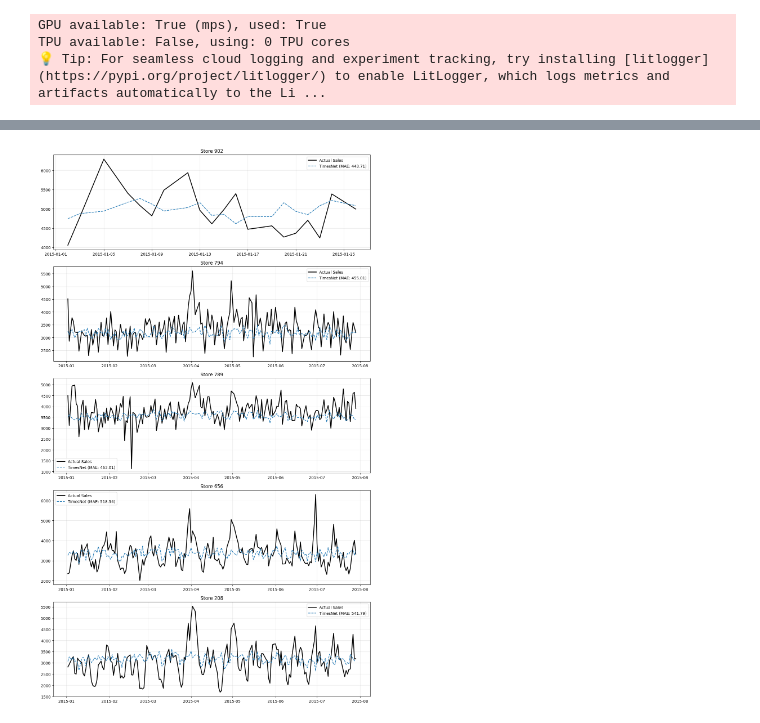
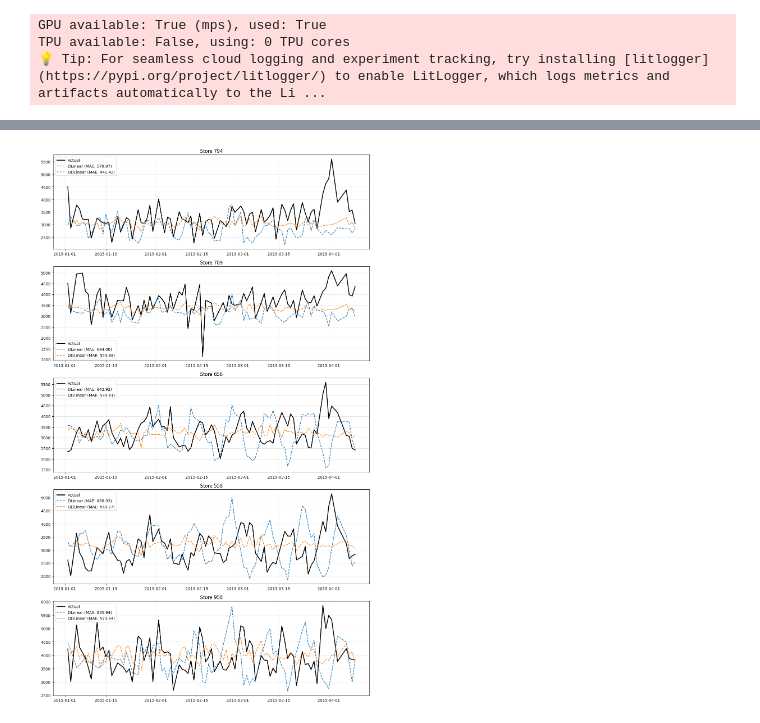
Before and after one commit to silasschroeder/QTSF, a Jupyter notebook: rossmann-store-sales/rossmann-solution-silas/model-training-b.ipynb, the cells around one changed output, grey strips where cells are left out. Saved outputs shown, nothing was run; the diff lists cells and outputs as text; code cells hidden in the pictures.

Commit message:
Implemented NeuralForecasts Cross Validation

```diff
--- a/rossmann-store-sales/rossmann-solution-silas/model-training-b.ipynb
+++ b/rossmann-store-sales/rossmann-solution-silas/model-training-b.ipynb
@@ -14,10 +19,9 @@ from pytorch_lightning.loggers import TensorBoardLogger
 # %%
 df = pd.read_csv("../data/train_prepared.csv", parse_dates=["Date"], low_memory=False)
-
 df = df.sort_values(["Store","Date"])
 
 split_date = "2015-01-01"
 
 train_df = df[df["Date"] < split_date].copy()
-val_df   = df[df["Date"] >= split_date].copy()
+test_df  = df[df["Date"] >= split_date].copy()  # held-out test set, never used for tuning
 # %%
@@ -44,10 +49,13 @@ for model_class in models_classes:
     )
 # %%
 nf = NeuralForecast(models=models, freq="D")
-# %%
-nf.fit(train_df,
-       id_col="Store",
-       time_col="Date",
-       target_col="Sales",
-       verbose=True,
-       distributed_config=None)
+# %%
+# Cross-validation for model selection (refit=False: faster, avoids unreliable refit behaviour)
+cv_df = nf.cross_validation(
+    train_df, n_windows=4, step_size=100,
+    verbose=False, refit=1,
+    id_col="Store", time_col="Date", target_col="Sales"
+)
+
+# Explicitly refit on the full train_df so nf.predict() starts from the correct date.
+nf.fit(train_df, id_col="Store", time_col="Date", target_col="Sales")
@@ -54,56 +93,65 @@ nf.fit(train_df,
 # %%
-# Predict with all models
+# --- Final test-set evaluation ---
+# nf.fit() was called on the full train_df, so predict() starts from 2015-01-01.
 forecasts = nf.predict().reset_index()
-# Merge with validation values to compare
-comparison = val_df[["Store", "Date", "Sales"]].merge(forecasts, on=["Store", "Date"], how="inner")
+print("Forecast date range:", forecasts["Date"].min(), "→", forecasts["Date"].max())
+print("Test    date range: ", test_df["Date"].min(),  "→", test_df["Date"].max())
 
-# Identify the model columns (exclude Store, Date, and Sales if it somehow got in there)
-model_names = [col for col in forecasts.columns if col not in ["index","Store", "Date"]]
-forecasts.drop(["index"],axis=1)
+comparison = test_df[["Store", "Date", "Sales"]].merge(forecasts, on=["Store", "Date"], how="inner")
+print(f"Matched rows after merge: {len(comparison)}")
+
+model_names = [col for col in forecasts.columns if col not in ["index", "Store", "Date"]]
 print(f"Models found: {model_names}")
 
-# Calculate separate MAE for each model
+# y_train for MASE baseline (weekly seasonality for daily data)
+y_train_global = train_df["Sales"].values
+SEASONALITY = 7
+
+# Calculate metrics and log to TensorBoard
 results = {}
 for model in model_names:
-    mae = (comparison["Sales"] - comparison[model]).abs().mean()
-    results[model] = mae
+    model_MAE  = mae( comparison["Sales"], comparison[model])
+    model_MSE  = mse( comparison["Sales"], comparison[model])
+    model_RMSE = rmse(comparison["Sales"], comparison[model])
+    model_MAPE = mape(comparison["Sales"], comparison[model])
+    model_MASE = mase(comparison["Sales"], comparison[model],
+                      y_train=y_train_global, seasonality=SEASONALITY)
+    results[model] = {"MAE": model_MAE, "MSE": model_MSE,
+                      "RMSE": model_RMSE, "MAPE": model_MAPE, "MASE": model_MASE}
 
-print("\nGlobal MAE per model:")
-for m, score in sorted(results.items(), key=lambda x: x[1]):
-    print(f"{m}: {score:.4f}")
+    writer = SummaryWriter(log_dir=f"lightning_logs/{model}/test_metrics")
+    for metric_name, val in results[model].items():
+        writer.add_scalar(f"test/{metric_name}", val, 0)
+    writer.close()
+    print(f"  [{model}] test metrics logged to TensorBoard.")
 
-# Find Top 5 Best Predicted Stores (using average error across all models)
-comparison["avg_model_error"] = 0
-for model in model_names:
-    comparison["avg_model_error"] += (comparison["Sales"] - comparison[model]).abs()
-comparison["avg_model_error"] /= len(model_names)
+print("\nTest-set metrics per model:")
+for m, scores in sorted(results.items(), key=lambda x: x[1]["MAE"]):
+    print(f"  {m}: MAE={scores['MAE']:.4f}  MSE={scores['MSE']:.4f}  "
+          f"RMSE={scores['RMSE']:.4f}  MAPE={scores['MAPE']:.4f}  MASE={scores['MASE']:.4f}")
 
-mae_per_store = comparison.groupby("Store")["avg_model_error"].mean().sort_values()
-top_5_stores = mae_per_store.head(5).index.tolist()
+# Top 5 best-predicted stores
+comparison["avg_model_error"] = sum(
+    (comparison["Sales"] - comparison[m]).abs() for m in model_names
+) / len(model_names)
 
-print(f"\nTop 5 Stores (Best Predicted on Average): {top_5_stores}")
+top_5_stores = (comparison.groupby("Store")["avg_model_error"]
+                           .mean().sort_values().head(5).index.tolist())
+print(f"\nTop 5 Stores (best predicted on average): {top_5_stores}")
 
-import matplotlib.pyplot as plt
-
-# Plot for the top 5 stores
+# Plot
 fig, axes = plt.subplots(5, 1, figsize=(12, 20), sharex=False)
-
 for i, store_id in enumerate(top_5_stores):
     store_data = comparison[comparison["Store"] == store_id]
-
     ax = axes[i]
-    # Plot Actual
-    ax.plot(store_data["Date"], store_data["Sales"], label="Actual Sales", color='black', linewidth=2)
-
-    # Plot each model
+    ax.plot(store_data["Date"], store_data["Sales"], label="Actual", color='black', linewidth=2)
     for model in model_names:
-        model_mae = (store_data["Sales"] - store_data[model]).abs().mean()
-        ax.plot(store_data["Date"], store_data[model], label=f"{model} (MAE: {model_mae:.2f})", linestyle='--')
-
+        store_mae = (store_data["Sales"] - store_data[model]).abs().mean()
+        ax.plot(store_data["Date"], store_data[model],
+                label=f"{model} (MAE: {store_mae:.2f})", linestyle='--')
     ax.set_title(f"Store {store_id}")
     ax.legend()
     ax.grid(True, alpha=0.3)
-
 plt.tight_layout()
 plt.show()
 # %% [output]
@@ -121 +180 @@ Top 5 Stores (Best Predicted on Average): [902, 794, 789, 656, 208]
-[figure, old version]
+[figure, new version]
```
Also changed, not shown: parts of 4 cells of this notebook, 1 other file.
